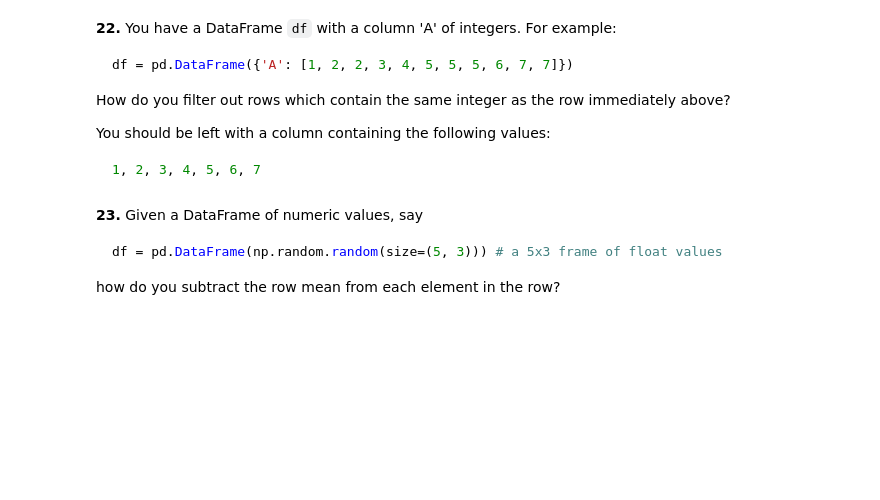
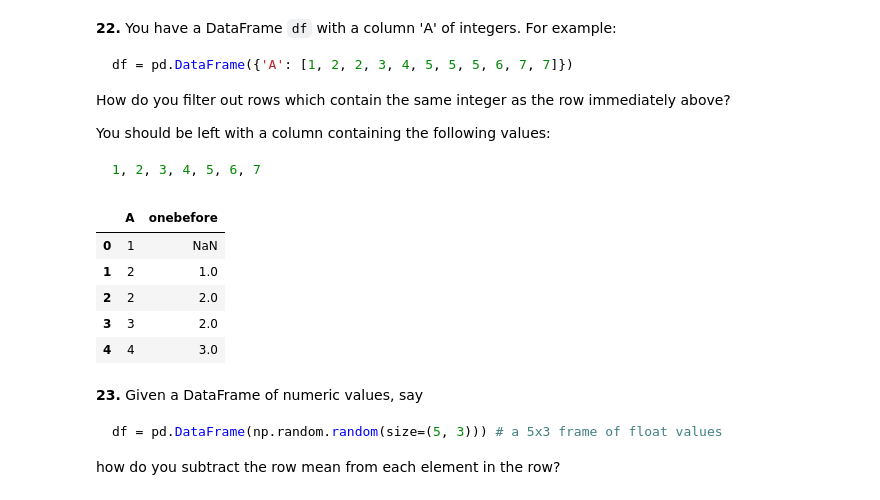
Before and after one commit to julam9/100-Pandas-Puzzles-with-Answers, a Jupyter notebook: 100-pandas-puzzles.ipynb, the cells around one changed output. Cells and saved outputs as stored; diff of their text form; code cells hidden in the pictures; blank space fills up the shorter version.

````diff
--- a/100-pandas-puzzles.ipynb
+++ b/100-pandas-puzzles.ipynb
@@ -242,6 +242,17 @@ You should be left with a column containing the following values:
 ```python
 1, 2, 3, 4, 5, 6, 7
 ```
+# %%
+df_22 = pd.DataFrame({"A" : [1, 2, 2, 3, 4, 5, 5, 6, 7, 7]})
+df_22["onebefore"] =  int(df_22.shift(periods=1))
+df_22.head()
+# %% [output]
+|  | A | onebefore |
+| 0 | 1 | NaN |
+| 1 | 2 | 1.0 |
+| 2 | 2 | 2.0 |
+| 3 | 3 | 2.0 |
+| 4 | 4 | 3.0 |
 # %% [markdown]
 **23.** Given a DataFrame of numeric values, say
 ```python
````
